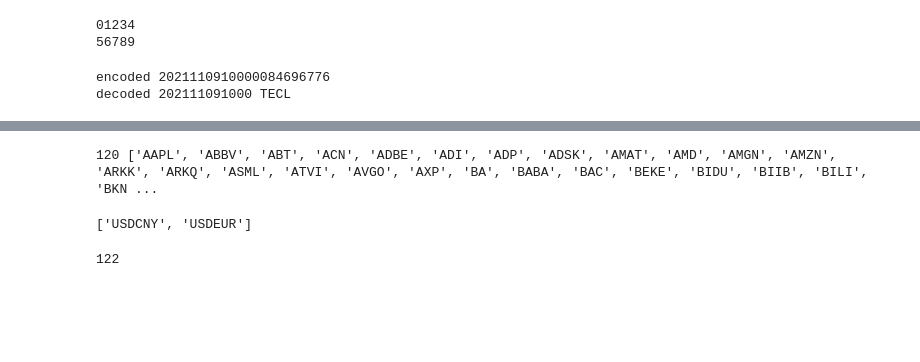
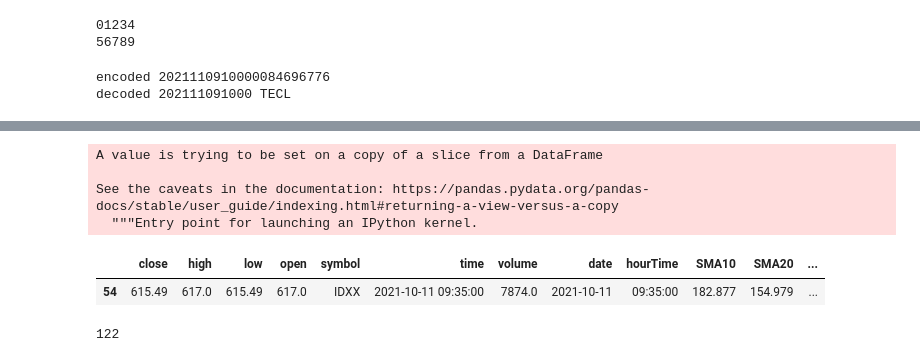
Before and after one commit to hairinwind/mymuzero, a Jupyter notebook: test.ipynb, the cells around one changed output, grey strips where cells are left out. Drawn from its saved outputs; the diff is of its cells as text; code cells hidden in the pictures; blank space fills up the shorter version.

```diff
--- a/test.ipynb
+++ b/test.ipynb
@@ -89 +98,15 @@ time
+# %%
+# df3 = data[data.time == '2021-10-11 09:35:00']
+# df4 = df3.groupby(['symbol'])['symbol'].describe()[['count']]
+# print(df4[df4['count']>1])
+
+df3.drop_duplicates(subset=['symbol', 'time'], inplace=True)
+df3[df3.symbol=='IDXX']
+# %% [output]
+A value is trying to be set on a copy of a slice from a DataFrame
+
+See the caveats in the documentation: https://pandas.pydata.org/pandas-docs/stable/user_guide/indexing.html#returning-a-view-versus-a-copy
+  """Entry point for launching an IPython kernel.
+|  | close | high | low | open | symbol | time | volume | date | hourTime | SMA10 | SMA20 | ... |
+| 54 | 615.49 | 617.0 | 615.49 | 617.0 | IDXX | 2021-10-11 09:35:00 | 7874.0 | 2021-10-11 | 09:35:00 | 182.877 | 154.979 | ... |
 # %%
@@ -94,7 +117,2 @@ def check(check_day):
     notFound = [x for x in symbol_set if x not in symbols_day1]
     return notFound
-# %%
-check('2021-10-11')
-# %% [output]
-120 ['AAPL', 'ABBV', 'ABT', 'ACN', 'ADBE', 'ADI', 'ADP', 'ADSK', 'AMAT', 'AMD', 'AMGN', 'AMZN', 'ARKK', 'ARKQ', 'ASML', 'ATVI', 'AVGO', 'AXP', 'BA', 'BABA', 'BAC', 'BEKE', 'BIDU', 'BIIB', 'BILI', 'BKN ...
-['USDCNY', 'USDEUR']
```
Also changed, not shown: parts of 5 cells of this notebook.
